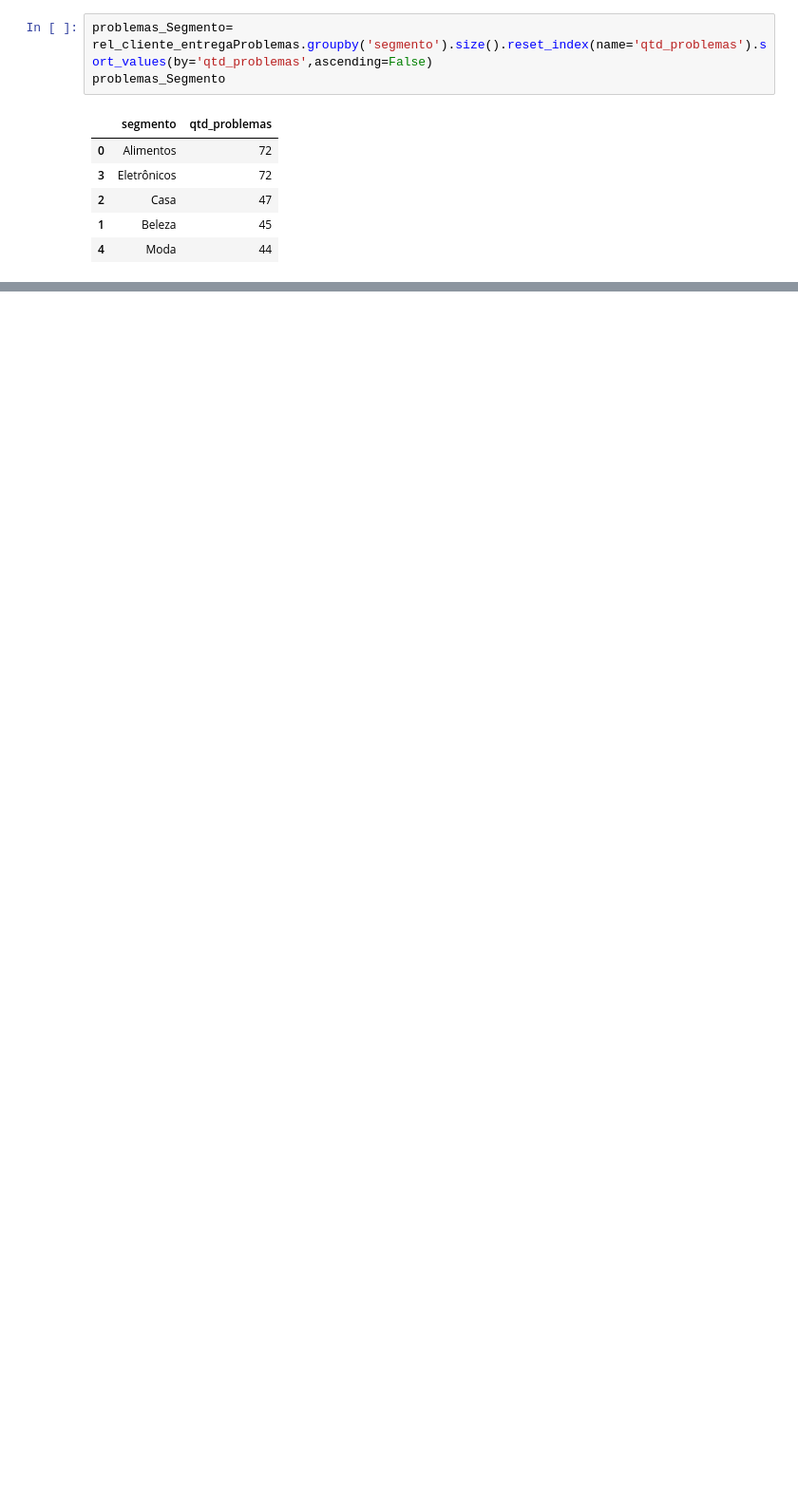
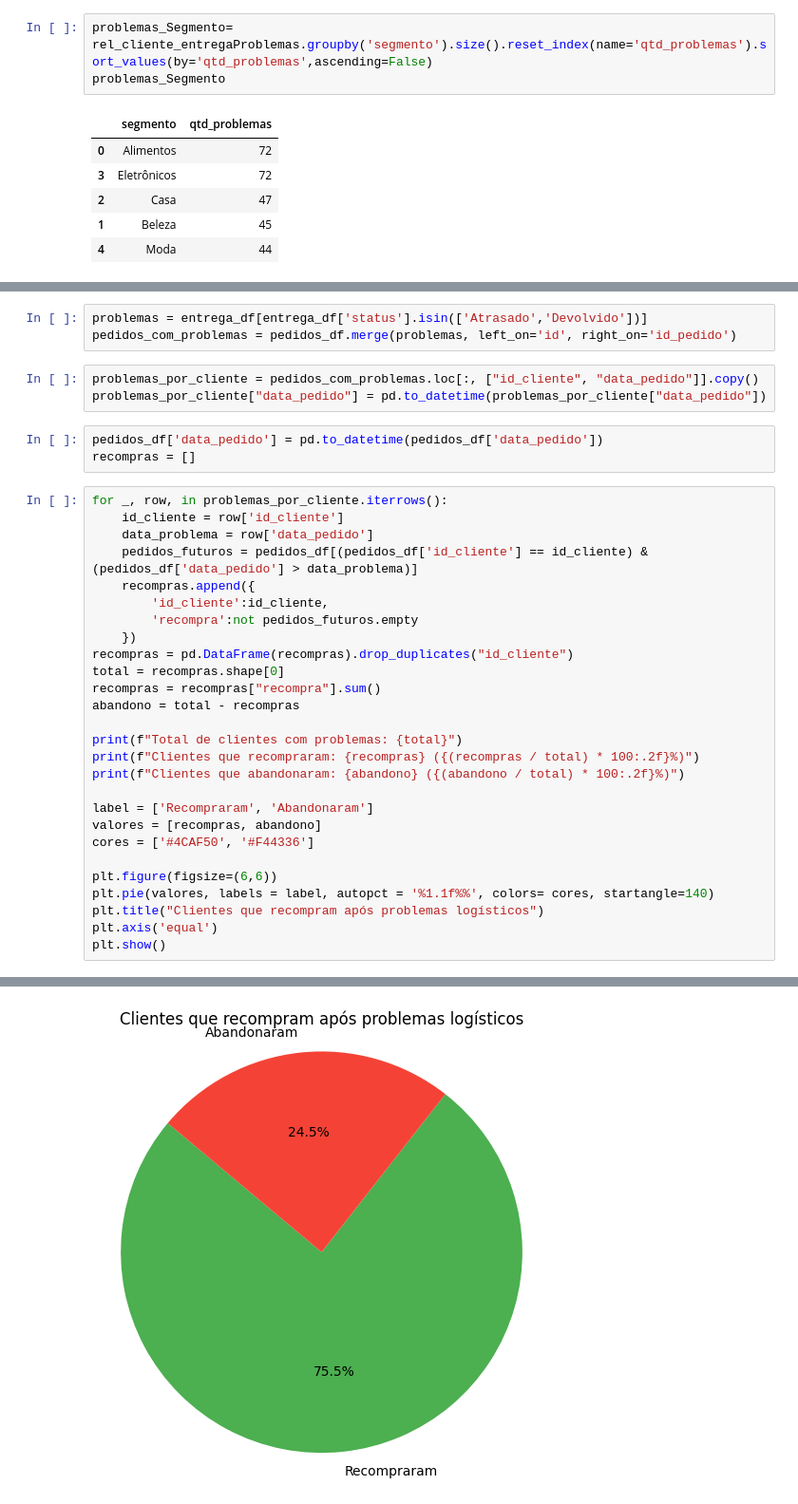
Before and after one commit to TonnyThe2nd/Analise_Dados, a Jupyter notebook: Teste/clientes_problemas.ipynb, the cells around one changed output, grey strips where cells are left out. Shown at 95% size. Saved outputs shown, nothing was run; the diff lists cells and outputs as text; blank space fills up the shorter version.

```diff
--- a/Teste/clientes_problemas.ipynb
+++ b/Teste/clientes_problemas.ipynb
@@ -269,0 +372,37 @@ problemas_Segmento
+# %%
+problemas = entrega_df[entrega_df['status'].isin(['Atrasado','Devolvido'])]
+pedidos_com_problemas = pedidos_df.merge(problemas, left_on='id', right_on='id_pedido')
+# %%
+problemas_por_cliente = pedidos_com_problemas.loc[:, ["id_cliente", "data_pedido"]].copy()
+problemas_por_cliente["data_pedido"] = pd.to_datetime(problemas_por_cliente["data_pedido"])
+# %%
+pedidos_df['data_pedido'] = pd.to_datetime(pedidos_df['data_pedido'])
+recompras = []
+# %%
+for _, row, in problemas_por_cliente.iterrows():
+    id_cliente = row['id_cliente']
+    data_problema = row['data_pedido']
+    pedidos_futuros = pedidos_df[(pedidos_df['id_cliente'] == id_cliente) & (pedidos_df['data_pedido'] > data_problema)]
+    recompras.append({
+        'id_cliente':id_cliente,
+        'recompra':not pedidos_futuros.empty
+    })
+recompras = pd.DataFrame(recompras).drop_duplicates("id_cliente")
+total = recompras.shape[0]
+recompras = recompras["recompra"].sum()
+abandono = total - recompras
+
+print(f"Total de clientes com problemas: {total}")
+print(f"Clientes que recompraram: {recompras} ({(recompras / total) * 100:.2f}%)")
+print(f"Clientes que abandonaram: {abandono} ({(abandono / total) * 100:.2f}%)")
+
+label = ['Recompraram', 'Abandonaram']
+valores = [recompras, abandono]
+cores = ['#4CAF50', '#F44336']
+
+plt.figure(figsize=(6,6))
+plt.pie(valores, labels = label, autopct = '%1.1f%%', colors= cores, startangle=140)
+plt.title("Clientes que recompram após problemas logísticos")
+plt.axis('equal')
+plt.show()
+# %% [output]
@@ -269,0 +412 @@ problemas_Segmento
+[figure, added]
```
Also changed, not shown: parts of 30 cells of this notebook, 1 other file.
